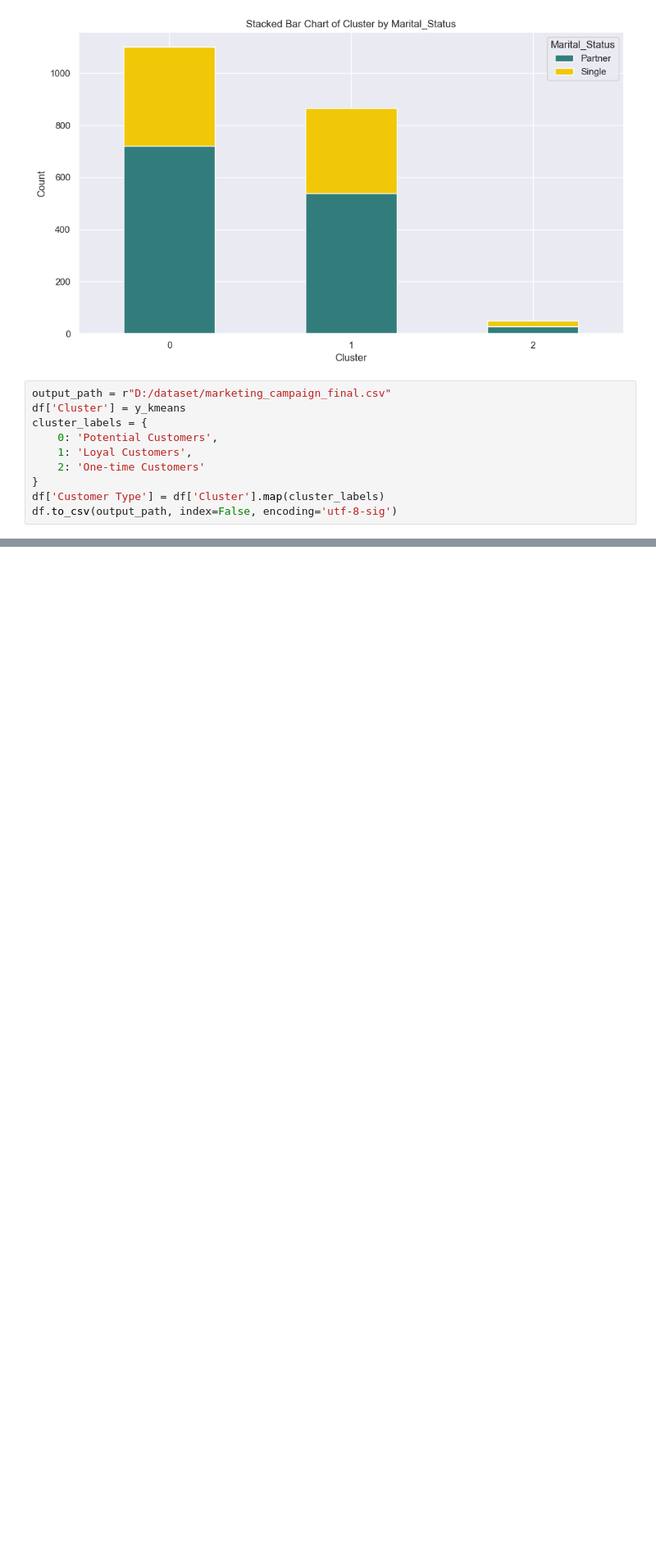
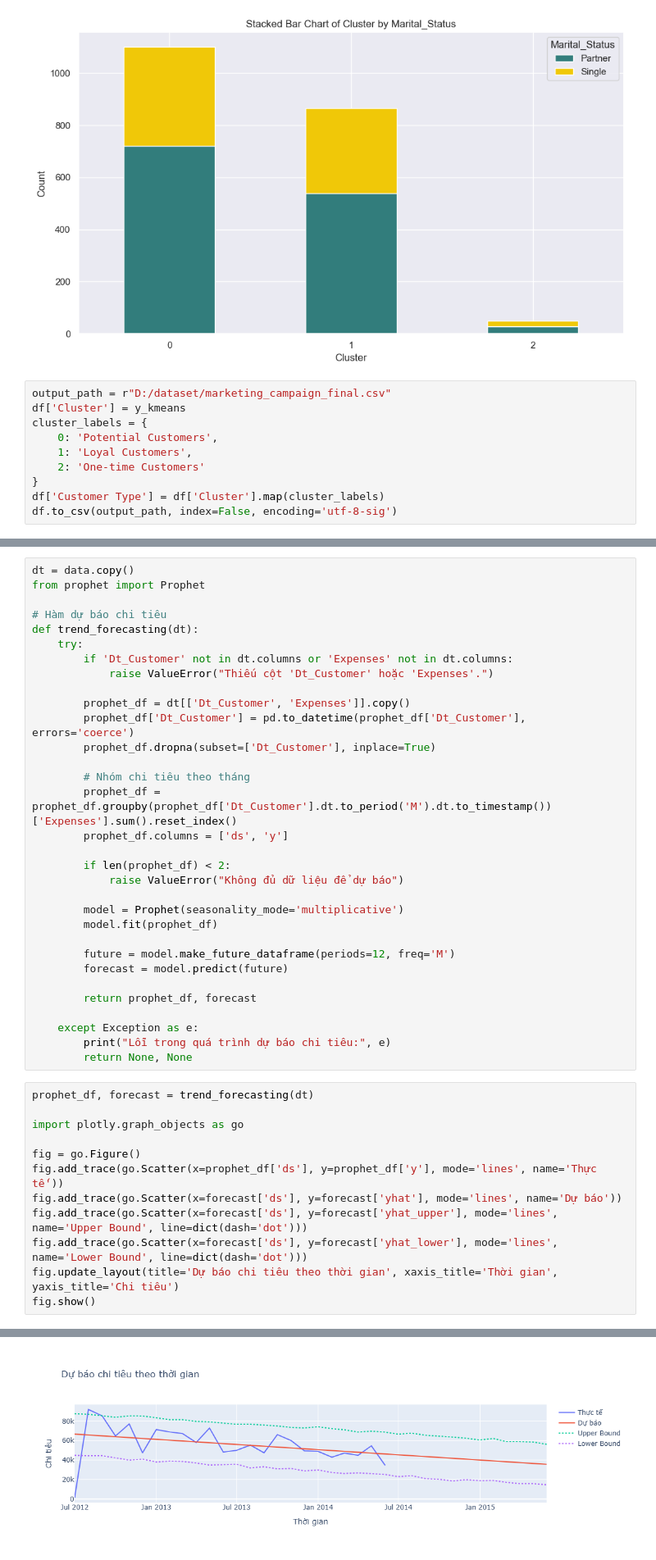
Before and after one commit to LeHuyHoang65/BigData_SamSung, a Jupyter notebook: marketing_campaign.ipynb, the cells around one changed output, grey strips where cells are left out. Shown at 82% size. Drawn from its saved outputs; the diff is of its cells as text; blank space fills up the shorter version.

```diff
--- a/marketing_campaign.ipynb
+++ b/marketing_campaign.ipynb
@@ -485,0 +541,45 @@ df.to_csv(output_path, index=False, encoding='utf-8-sig')
+# %%
+dt = data.copy()
+from prophet import Prophet
+
+# Hàm dự báo chi tiêu
+def trend_forecasting(dt):
+    try:
+        if 'Dt_Customer' not in dt.columns or 'Expenses' not in dt.columns:
+            raise ValueError("Thiếu cột 'Dt_Customer' hoặc 'Expenses'.")
+
+        prophet_df = dt[['Dt_Customer', 'Expenses']].copy()
+        prophet_df['Dt_Customer'] = pd.to_datetime(prophet_df['Dt_Customer'], errors='coerce')
+        prophet_df.dropna(subset=['Dt_Customer'], inplace=True)
+
+        # Nhóm chi tiêu theo tháng
+        prophet_df = prophet_df.groupby(prophet_df['Dt_Customer'].dt.to_period('M').dt.to_timestamp())['Expenses'].sum().reset_index()
+        prophet_df.columns = ['ds', 'y']
+
+        if len(prophet_df) < 2:
+            raise ValueError("Không đủ dữ liệu để dự báo")
+
+        model = Prophet(seasonality_mode='multiplicative')
+        model.fit(prophet_df)
+
+        future = model.make_future_dataframe(periods=12, freq='M')
+        forecast = model.predict(future)
+
+        return prophet_df, forecast
+
+    except Exception as e:
+        print("Lỗi trong quá trình dự báo chi tiêu:", e)
+        return None, None
+# %%
+prophet_df, forecast = trend_forecasting(dt)
+
+import plotly.graph_objects as go
+
+fig = go.Figure()
+fig.add_trace(go.Scatter(x=prophet_df['ds'], y=prophet_df['y'], mode='lines', name='Thực tế'))
+fig.add_trace(go.Scatter(x=forecast['ds'], y=forecast['yhat'], mode='lines', name='Dự báo'))
+fig.add_trace(go.Scatter(x=forecast['ds'], y=forecast['yhat_upper'], mode='lines', name='Upper Bound', line=dict(dash='dot')))
+fig.add_trace(go.Scatter(x=forecast['ds'], y=forecast['yhat_lower'], mode='lines', name='Lower Bound', line=dict(dash='dot')))
+fig.update_layout(title='Dự báo chi tiêu theo thời gian', xaxis_title='Thời gian', yaxis_title='Chi tiêu')
+fig.show()
+# %% [output]
@@ -485,0 +588 @@ df.to_csv(output_path, index=False, encoding='utf-8-sig')
+[figure, added]
```
Also changed, not shown: parts of 8 cells of this notebook.
